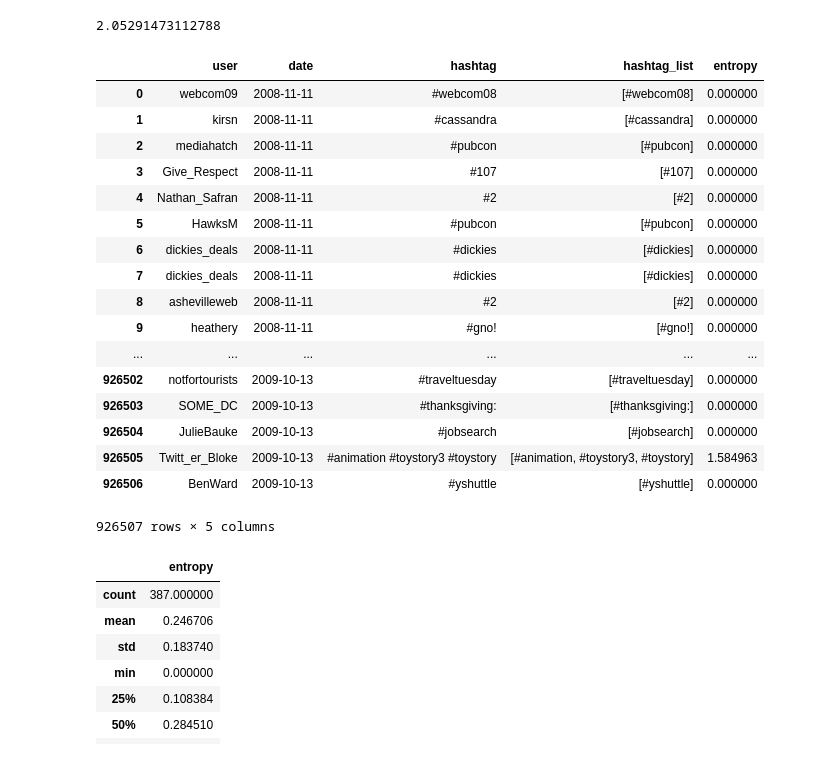
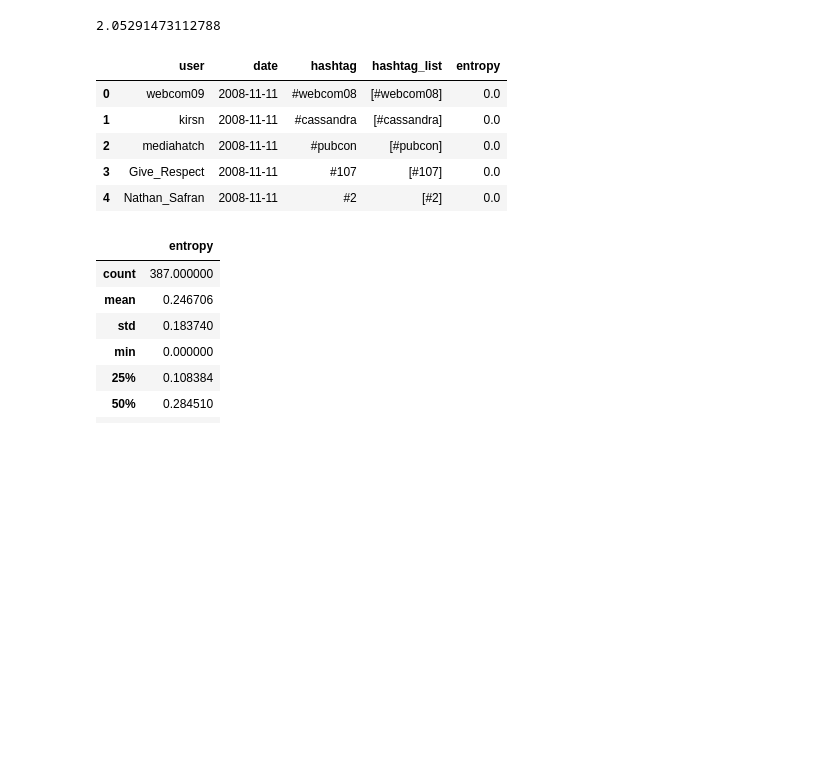
Before and after one commit to WeStCoastSlavs/quebec, a Jupyter notebook: working_dir/assignment_10/assignment_10.ipynb, the cells around one changed output. Drawn from its saved outputs; the diff is of its cells as text; code cells hidden in the pictures; blank space fills up the shorter version.

```diff
--- a/working_dir/assignment_10/assignment_10.ipynb
+++ b/working_dir/assignment_10/assignment_10.ipynb
@@ -133,26 +133,14 @@ df.user_entropy.mean()
 # %%
 data["entropy"] = data.hashtag_list.apply(lambda x: entropy(x))
 # %%
-data
+data.head()
 # %% [output]
 |  | user | date | hashtag | hashtag_list | entropy |
-| 0 | webcom09 | 2008-11-11 | #webcom08 | [#webcom08] | 0.000000 |
-| 1 | kirsn | 2008-11-11 | #cassandra | [#cassandra] | 0.000000 |
-| 2 | mediahatch | 2008-11-11 | #pubcon | [#pubcon] | 0.000000 |
-| 3 | Give_Respect | 2008-11-11 | #107 | [#107] | 0.000000 |
-| 4 | Nathan_Safran | 2008-11-11 | #2 | [#2] | 0.000000 |
-| 5 | HawksM | 2008-11-11 | #pubcon | [#pubcon] | 0.000000 |
-| 6 | dickies_deals | 2008-11-11 | #dickies | [#dickies] | 0.000000 |
-| 7 | dickies_deals | 2008-11-11 | #dickies | [#dickies] | 0.000000 |
-| 8 | ashevilleweb | 2008-11-11 | #2 | [#2] | 0.000000 |
-| 9 | heathery | 2008-11-11 | #gno! | [#gno!] | 0.000000 |
-| ... | ... | ... | ... | ... | ... |
-| 926502 | notfortourists | 2009-10-13 | #traveltuesday | [#traveltuesday] | 0.000000 |
-| 926503 | SOME_DC | 2009-10-13 | #thanksgiving: | [#thanksgiving:] | 0.000000 |
-| 926504 | JulieBauke | 2009-10-13 | #jobsearch | [#jobsearch] | 0.000000 |
-| 926505 | Twitt_er_Bloke | 2009-10-13 | #animation #toystory3 #toystory | [#animation, #toystory3, #toystory] | 1.584963 |
-| 926506 | BenWard | 2009-10-13 | #yshuttle | [#yshuttle] | 0.000000 |
+| 0 | webcom09 | 2008-11-11 | #webcom08 | [#webcom08] | 0.0 |
+| 1 | kirsn | 2008-11-11 | #cassandra | [#cassandra] | 0.0 |
+| 2 | mediahatch | 2008-11-11 | #pubcon | [#pubcon] | 0.0 |
+| 3 | Give_Respect | 2008-11-11 | #107 | [#107] | 0.0 |
+| 4 | Nathan_Safran | 2008-11-11 | #2 | [#2] | 0.0 |
-926507 rows × 5 columns
 # %%
 grp = data.groupby(["date"]).entropy.mean()
 user_entropy_by_day = grp.to_frame()
```
Also changed, not shown: parts of 3 cells of this notebook, 2 other files.
